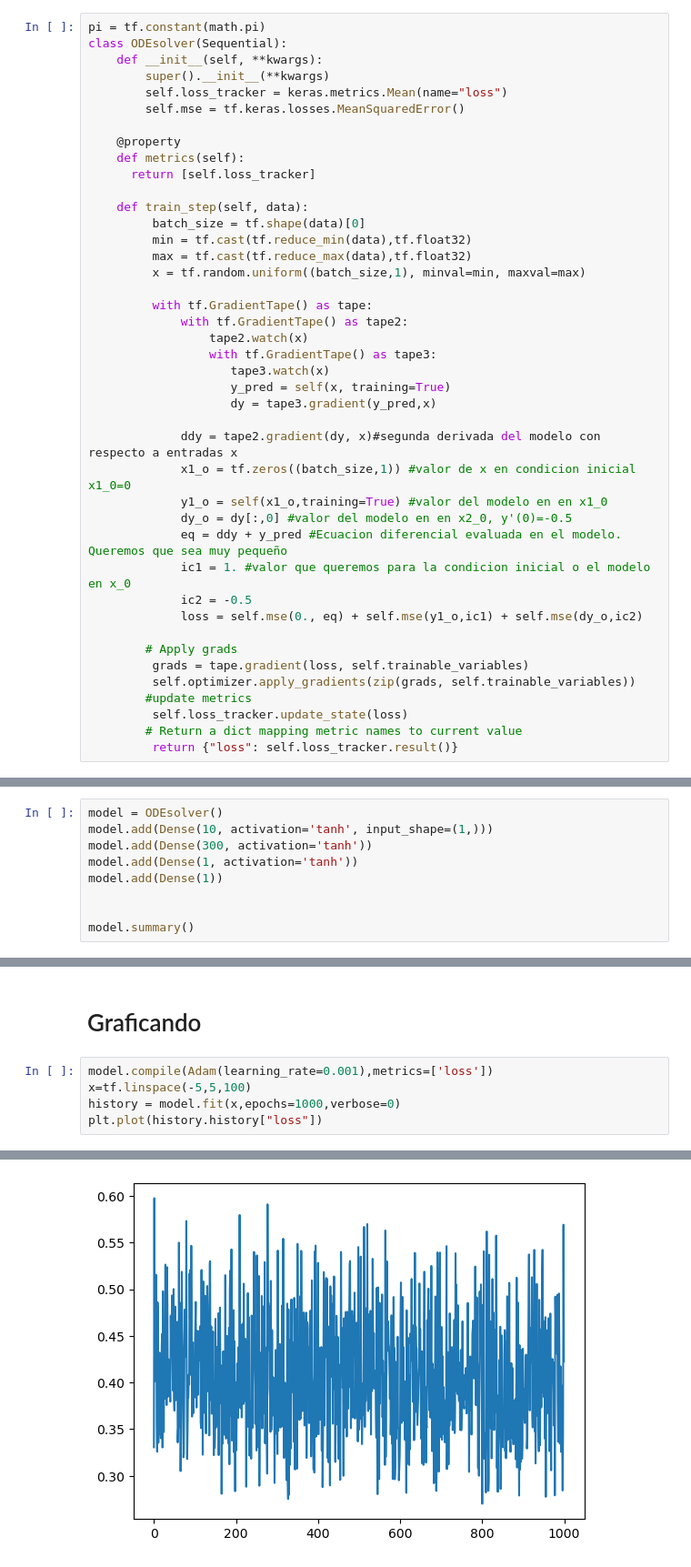
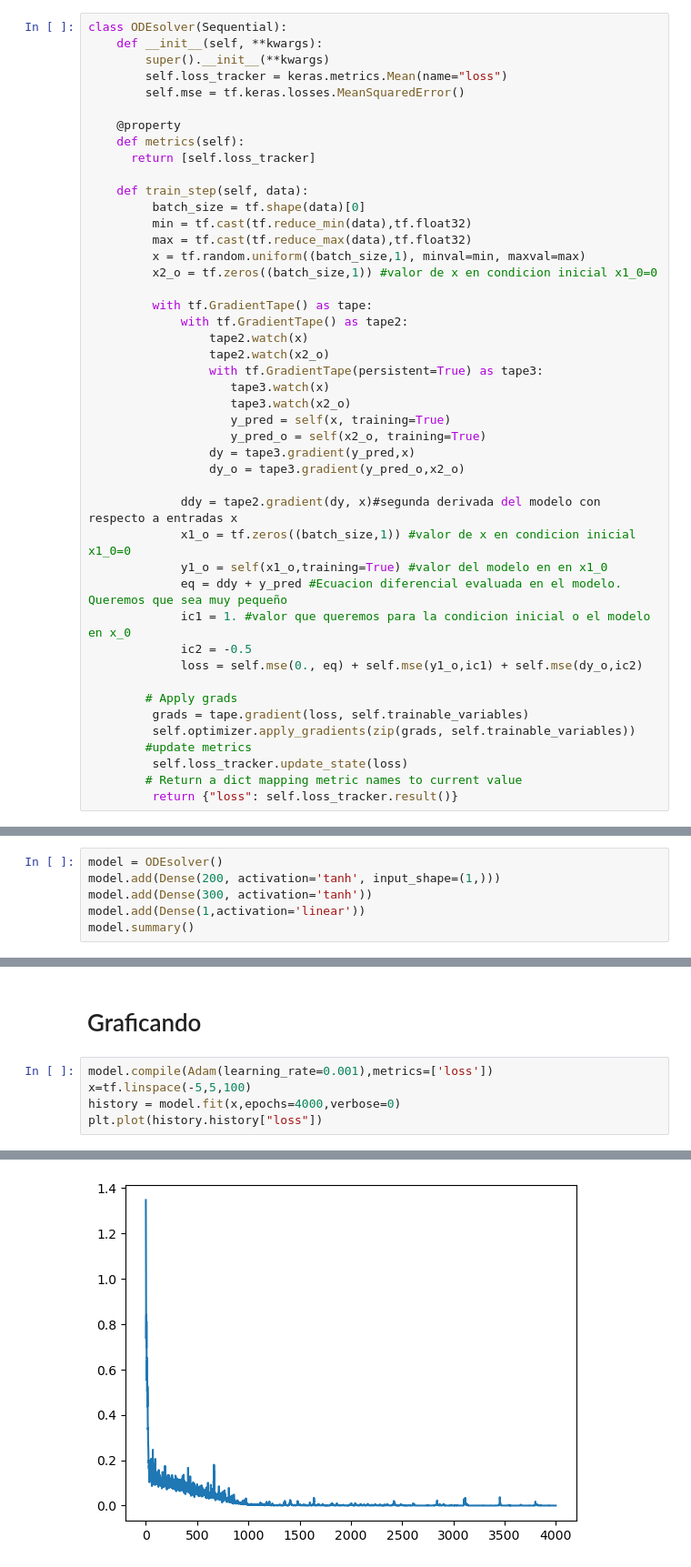
Before and after one commit to DRACDARKTIME/derivadas_keras, a Jupyter notebook: Tarea_6/4_(b).ipynb, the cells around one changed output, grey strips where cells are left out. Shown at 91% size. Saved outputs shown, nothing was run; the diff lists cells and outputs as text.

```diff
--- a/Tarea_6/4_(b).ipynb
+++ b/Tarea_6/4_(b).ipynb
@@ -17,7 +17,6 @@ To enable the following instructions: SSE4.1 SSE4.2 AVX AVX2 FMA, in other opera
 # %% [markdown]
 #### $$y^{''} + y = 0$$ con las condiciones $$y(0)= 1$$ y $$y'(0)=-\frac{1}{2}$$
 # %%
-pi = tf.constant(math.pi)
 class ODEsolver(Sequential):
     def __init__(self, **kwargs):
         super().__init__(**kwargs)
@@ -33,19 +32,23 @@ class ODEsolver(Sequential):
          min = tf.cast(tf.reduce_min(data),tf.float32)
          max = tf.cast(tf.reduce_max(data),tf.float32)
          x = tf.random.uniform((batch_size,1), minval=min, maxval=max)
+         x2_o = tf.zeros((batch_size,1)) #valor de x en condicion inicial x1_0=0
 
          with tf.GradientTape() as tape:
              with tf.GradientTape() as tape2:
                  tape2.watch(x)
-                 with tf.GradientTape() as tape3:
+                 tape2.watch(x2_o)
+                 with tf.GradientTape(persistent=True) as tape3:
                     tape3.watch(x)
+                    tape3.watch(x2_o)
                     y_pred = self(x, training=True)
-                    dy = tape3.gradient(y_pred,x)
+                    y_pred_o = self(x2_o, training=True)
+                 dy = tape3.gradient(y_pred,x)
+                 dy_o = tape3.gradient(y_pred_o,x2_o)
 
              ddy = tape2.gradient(dy, x)#segunda derivada del modelo con respecto a entradas x
              x1_o = tf.zeros((batch_size,1)) #valor de x en condicion inicial x1_0=0
              y1_o = self(x1_o,training=True) #valor del modelo en en x1_0
-             dy_o = dy[:,0] #valor del modelo en en x2_0, y'(0)=-0.5
              eq = ddy + y_pred #Ecuacion diferencial evaluada en el modelo. Queremos que sea muy pequeño
              ic1 = 1. #valor que queremos para la condicion inicial o el modelo en x_0
              ic2 = -0.5
@@ -64,11 +65,8 @@ class ODEsolver(Sequential):
 # Creación del modelo
 # %%
 model = ODEsolver()
-model.add(Dense(10, activation='tanh', input_shape=(1,)))
+model.add(Dense(200, activation='tanh', input_shape=(1,)))
 model.add(Dense(300, activation='tanh'))
-model.add(Dense(1, activation='tanh'))
-model.add(Dense(1))
-
-
+model.add(Dense(1,activation='linear'))
 model.summary()
 # %% [output]
@@ -96,11 +90,11 @@ _________________________________________________________________
 # %%
 model.compile(Adam(learning_rate=0.001),metrics=['loss'])
 x=tf.linspace(-5,5,100)
-history = model.fit(x,epochs=1000,verbose=0)
+history = model.fit(x,epochs=4000,verbose=0)
 plt.plot(history.history["loss"])
 # %% [output]
 [<matplotlib.lines.Line2D at 0x...>]
-[figure, old version]
+[figure, new version]
 # %%
 x_testv = tf.linspace(-5,5,100)
 a=model.predict(x_testv)
```
Also changed, not shown: parts of 4 cells of this notebook.
